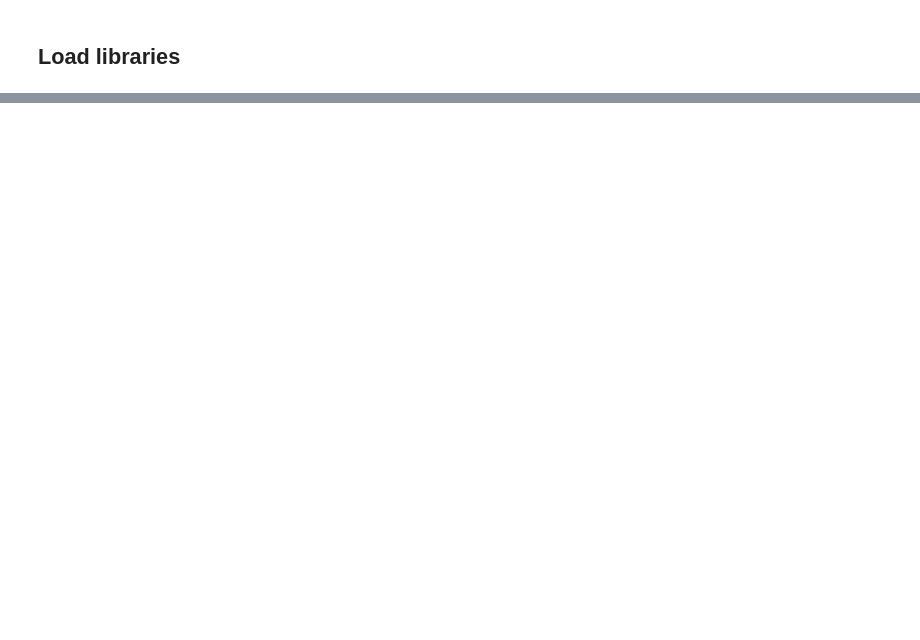
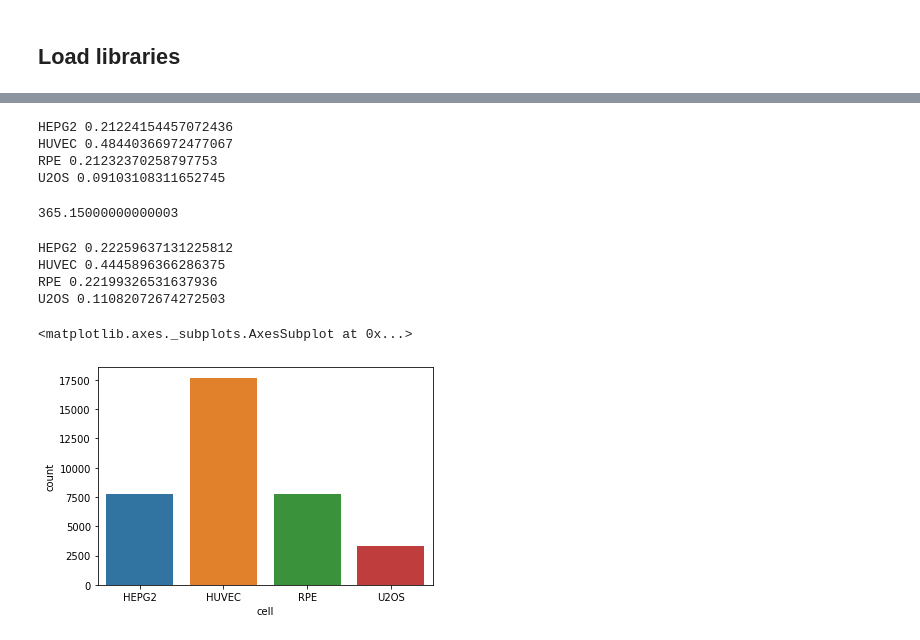
Before and after one commit to MichelML/ml-cellsignal, a Jupyter notebook: eda.ipynb, the cells around one changed output, grey strips where cells are left out. Cells and saved outputs as stored; diff of their text form; code cells hidden in the pictures; blank space fills up the shorter version.

```diff
--- a/eda.ipynb
+++ b/eda.ipynb
@@ -265,0 +58,20 @@ apply_plates_leak(all_preds)
+# %%
+path_data = '/storage/rxrxai'
+device = 'cuda'
+batch_size = 4
+torch.manual_seed(0)
+model_name = 'efficientnet-b4'
+init_lr = 3e-4
+end_lr = 1e-7
+# %%
+# dataframes for training, cross-validation, and testing
+df = pd.read_csv(path_data+'/train.csv')
+df_test = pd.read_csv(path_data+'/test.csv')
+df_all = pd.concat([df, df_test])
+df_pixels = pd.read_csv(path_data+'/pixel_stats.csv')
+# %%
+def train_or_test(row):
+    return 'train' if not np.isnan(row['sirna']) else 'test'
+
+df_all['ds'] = df_all.apply(train_or_test, axis=1)
+df_all.head()
@@ -265,0 +85,3 @@ apply_plates_leak(all_preds)
+# %%
+df_all['cell'] = df_all.apply(lambda row: row['experiment'].split("-")[0], axis=1)
+df_all.head()
@@ -265,0 +104,29 @@ apply_plates_leak(all_preds)
+# %%
+train_length = len(df_all[df_all['ds'] == 'train'])
+
+for cell in ['HEPG2', 'HUVEC', 'RPE', 'U2OS']:
+    print(f"{cell} {df_all[df_all['ds'] == 'train'].groupby('cell').agg(['count'])[['experiment']].loc[cell][0] / train_length}")
+# %% [output]
+HEPG2 0.21224154457072436
+HUVEC 0.48440366972477067
+RPE 0.21232370258797753
+U2OS 0.09103108311652745
+# %%
+.01 * train_length *
+# %% [output]
+365.15000000000003
+# %%
+test_length = len(df_all[df_all['ds'] == 'test'])
+
+for cell in ['HEPG2', 'HUVEC', 'RPE', 'U2OS']:
+    print(f"{cell} {df_all[df_all['ds'] == 'test'].groupby('cell').agg(['count'])[['experiment']].loc[cell][0] / test_length}")
+# %% [output]
+HEPG2 0.22259637131225812
+HUVEC 0.4445896366286375
+RPE 0.22199326531637936
+U2OS 0.11082072674272503
+# %%
+sns.countplot(x='cell',data=df_all[df_all['ds'] == 'train'])
+# %% [output]
+<matplotlib.axes._subplots.AxesSubplot at 0x...>
+[figure, added]
```
Also changed, not shown: parts of 42 cells of this notebook, 1 other file.
